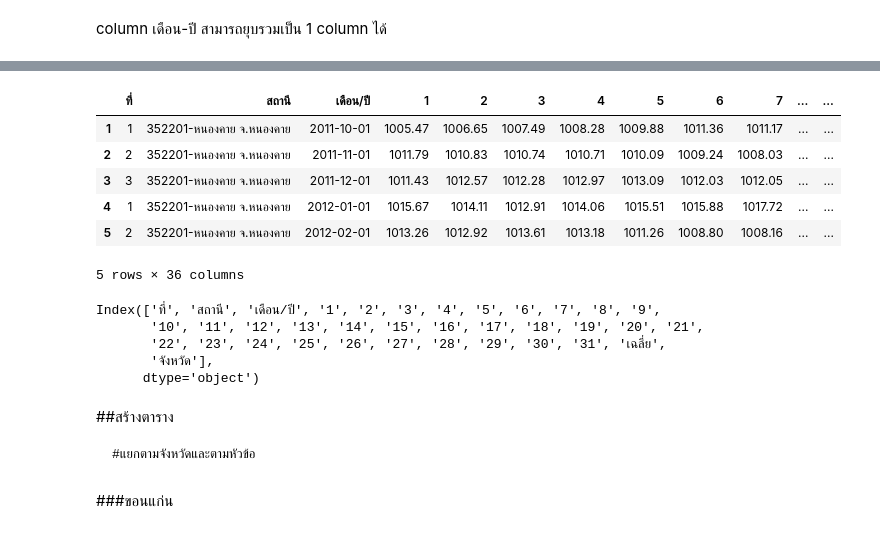
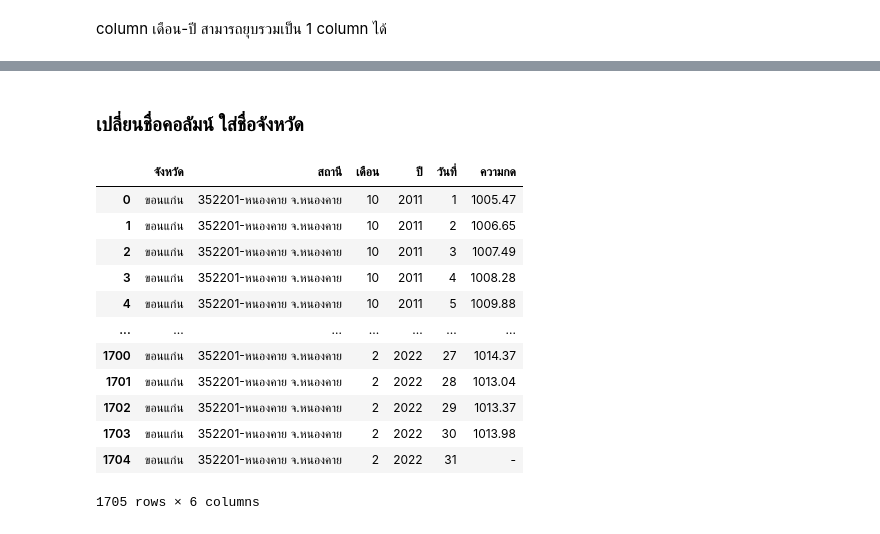
Before and after one commit to nxxk23/bsc_dpdm22, a Jupyter notebook: Quiz_Group_5_20_of_Midterm.ipynb, the cells around one changed output, grey strips where cells are left out. Saved outputs shown, nothing was run; the diff lists cells and outputs as text; code cells hidden in the pictures.

````diff
--- a/Quiz_Group_5_20_of_Midterm.ipynb
+++ b/Quiz_Group_5_20_of_Midterm.ipynb
@@ -26,3 +27,5 @@ p5 = pd.read_excel('/content/drive/MyDrive/DPDM/ความกด(เปอร
+# %% [markdown]
+### เปลี่ยนชื่อคอลัมน์ ใส่ชื่อจังหวัด
 # %%
 p1.rename(columns = {'วันที่':'1', 'Unnamed: 4':'2', 'Unnamed: 5':'3',
        'Unnamed: 6':'4', 'Unnamed: 7':'5', 'Unnamed: 8':'6', 'Unnamed: 9':'7', 'Unnamed: 10':'8',
@@ -69,21 +76,52 @@ p5.rename(columns = {'วันที่':'1', 'Unnamed: 4':'2', 'Unnamed: 5':'3
        'Unnamed: 27':'25', 'Unnamed: 28':'26', 'Unnamed: 29':'27', 'Unnamed: 30':'28',
        'Unnamed: 31':'29', 'Unnamed: 32':'30', 'Unnamed: 33':'31'}, inplace = True)
 p5['จังหวัด'] = 'เลย'
+# %%
+p1['ปี'] = p1['เดือน/ปี'].dt.year
+p1['เดือน'] = p1['เดือน/ปี'].dt.month
+p2['ปี'] = p2['เดือน/ปี'].dt.year
+p2['เดือน'] = p2['เดือน/ปี'].dt.month
+p3['ปี'] = p3['เดือน/ปี'].dt.year
+p3['เดือน'] = p3['เดือน/ปี'].dt.month
+p4['ปี'] = p4['เดือน/ปี'].dt.year
+p4['เดือน'] = p4['เดือน/ปี'].dt.month
+p5['ปี'] = p5['เดือน/ปี'].dt.year
+p5['เดือน'] = p5['เดือน/ปี'].dt.month
+# %%
+p1=p1[['สถานี', 'จังหวัด', 'ปี', 'เดือน', '1', '2', '3', '4', '5', '6', '7', '8',
+       '9', '10', '11', '12', '13', '14', '15', '16', '17', '18', '19', '20',
+       '21', '22', '23', '24', '25', '26', '27', '28', '29', '30', '31']]
+p2=p2[['สถานี', 'จังหวัด', 'ปี', 'เดือน', '1', '2', '3', '4', '5', '6', '7', '8',
+       '9', '10', '11', '12', '13', '14', '15', '16', '17', '18', '19', '20',
+       '21', '22', '23', '24', '25', '26', '27', '28', '29', '30', '31']]
+p3=p3[['สถานี', 'จังหวัด', 'ปี', 'เดือน', '1', '2', '3', '4', '5', '6', '7', '8',
+       '9', '10', '11', '12', '13', '14', '15', '16', '17', '18', '19', '20',
+       '21', '22', '23', '24', '25', '26', '27', '28', '29', '30', '31']]
+p4=p4[['สถานี', 'จังหวัด', 'ปี', 'เดือน', '1', '2', '3', '4', '5', '6', '7', '8',
+       '9', '10', '11', '12', '13', '14', '15', '16', '17', '18', '19', '20',
+       '21', '22', '23', '24', '25', '26', '27', '28', '29', '30', '31']]
+p5=p5[['สถานี', 'จังหวัด', 'ปี', 'เดือน', '1', '2', '3', '4', '5', '6', '7', '8',
+       '9', '10', '11', '12', '13', '14', '15', '16', '17', '18', '19', '20',
+       '21', '22', '23', '24', '25', '26', '27', '28', '29', '30', '31']]
+# %%
+p1=p1.set_index(['จังหวัด','สถานี','เดือน','ปี']).stack().reset_index().rename(columns={'level_4':'วันที่',0:'ความกด'})
+p2=p2.set_index(['จังหวัด','สถานี','เดือน','ปี']).stack().reset_index().rename(columns={'level_4':'วันที่',0:'ความกด'})
+p3=p3.set_index(['จังหวัด','สถานี','เดือน','ปี']).stack().reset_index().rename(columns={'level_4':'วันที่',0:'ความกด'})
+p4=p4.set_index(['จังหวัด','สถานี','เดือน','ปี']).stack().reset_index().rename(columns={'level_4':'วันที่',0:'ความกด'})
+p5=p5.set_index(['จังหวัด','สถานี','เดือน','ปี']).stack().reset_index().rename(columns={'level_4':'วันที่',0:'ความกด'})
 # %%
-p1.head()
+p1
 # %% [output]
-|  | ที่ | สถานี | เดือน/ปี | 1 | 2 | 3 | 4 | 5 | 6 | 7 | ... | ... |
-| 1 | 1 | 352201-หนองคาย จ.หนองคาย | 2011-10-01 | 1005.47 | 1006.65 | 1007.49 | 1008.28 | 1009.88 | 1011.36 | 1011.17 | ... | ... |
-| 2 | 2 | 352201-หนองคาย จ.หนองคาย | 2011-11-01 | 1011.79 | 1010.83 | 1010.74 | 1010.71 | 1010.09 | 1009.24 | 1008.03 | ... | ... |
-| 3 | 3 | 352201-หนองคาย จ.หนองคาย | 2011-12-01 | 1011.43 | 1012.57 | 1012.28 | 1012.97 | 1013.09 | 1012.03 | 1012.05 | ... | ... |
-| 4 | 1 | 352201-หนองคาย จ.หนองคาย | 2012-01-01 | 1015.67 | 1014.11 | 1012.91 | 1014.06 | 1015.51 | 1015.88 | 1017.72 | ... | ... |
-| 5 | 2 | 352201-หนองคาย จ.หนองคาย | 2012-02-01 | 1013.26 | 1012.92 | 1013.61 | 1013.18 | 1011.26 | 1008.80 | 1008.16 | ... | ... |
+|  | จังหวัด | สถานี | เดือน | ปี | วันที่ | ความกด |
+| 0 | ขอนแก่น | 352201-หนองคาย จ.หนองคาย | 10 | 2011 | 1 | 1005.47 |
+| 1 | ขอนแก่น | 352201-หนองคาย จ.หนองคาย | 10 | 2011 | 2 | 1006.65 |
+| 2 | ขอนแก่น | 352201-หนองคาย จ.หนองคาย | 10 | 2011 | 3 | 1007.49 |
+| 3 | ขอนแก่น | 352201-หนองคาย จ.หนองคาย | 10 | 2011 | 4 | 1008.28 |
+| 4 | ขอนแก่น | 352201-หนองคาย จ.หนองคาย | 10 | 2011 | 5 | 1009.88 |
+| ... | ... | ... | ... | ... | ... | ... |
+| 1700 | ขอนแก่น | 352201-หนองคาย จ.หนองคาย | 2 | 2022 | 27 | 1014.37 |
+| 1701 | ขอนแก่น | 352201-หนองคาย จ.หนองคาย | 2 | 2022 | 28 | 1013.04 |
+| 1702 | ขอนแก่น | 352201-หนองคาย จ.หนองคาย | 2 | 2022 | 29 | 1013.37 |
+| 1703 | ขอนแก่น | 352201-หนองคาย จ.หนองคาย | 2 | 2022 | 30 | 1013.98 |
+| 1704 | ขอนแก่น | 352201-หนองคาย จ.หนองคาย | 2 | 2022 | 31 | - |
-5 rows × 36 columns
+1705 rows × 6 columns
-# %%
-p1.columns
-# %% [output]
-Index(['ที่', 'สถานี', 'เดือน/ปี', '1', '2', '3', '4', '5', '6', '7', '8', '9',
-       '10', '11', '12', '13', '14', '15', '16', '17', '18', '19', '20', '21',
-       '22', '23', '24', '25', '26', '27', '28', '29', '30', '31', 'เฉลี่ย',
-       'จังหวัด'],
-      dtype='object')
@@ -107,8 +127,0 @@ p5 = p5[['จังหวัด','สถานี','เดือน/ปี', '1'
-# %% [markdown]
-##สร้างตาราง
-
-```
-#แยกตามจังหวัดและตามหัวข้อ
-```
-# %% [markdown]
-###ขอนแก่น
````
Also changed, not shown: parts of 208 cells of this notebook.
